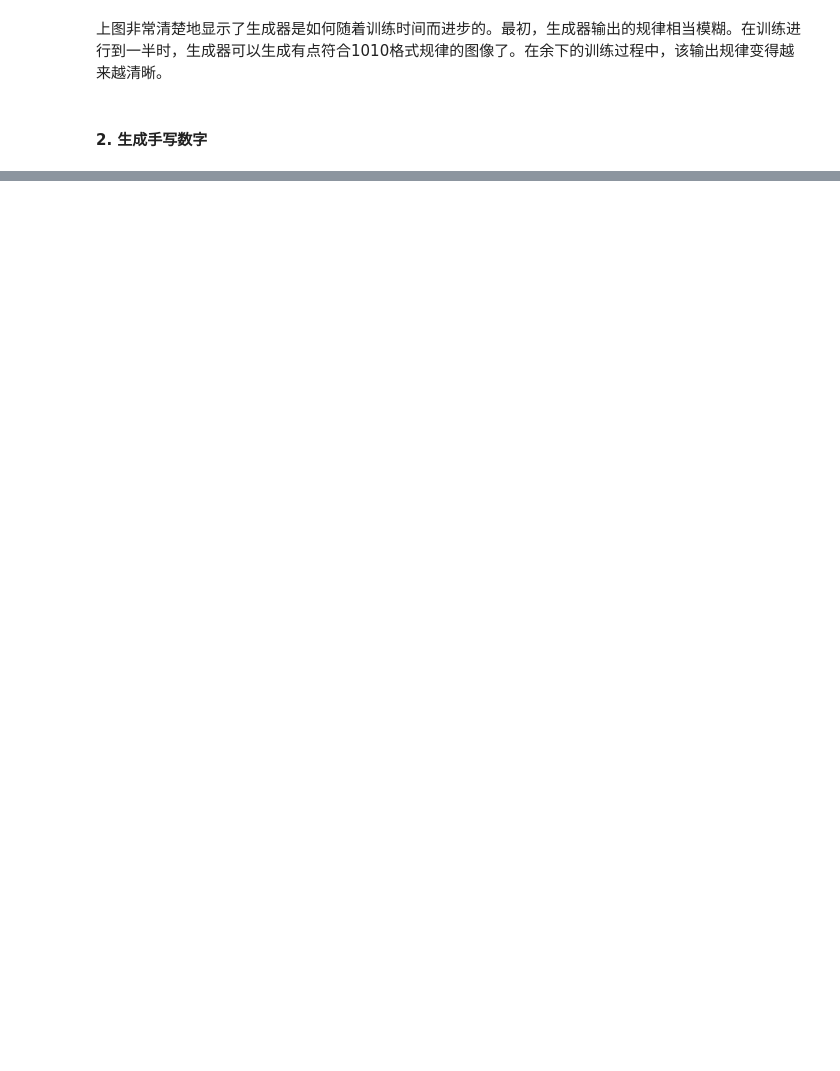
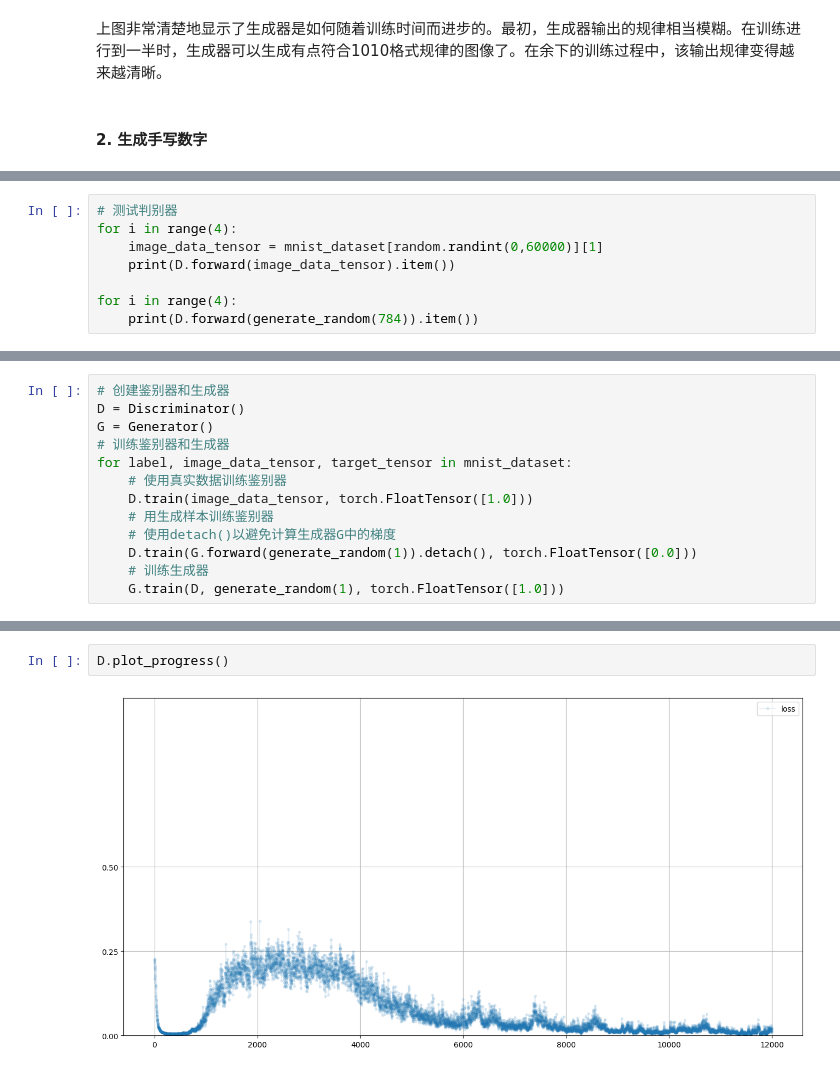
Before and after one commit to Tanghao755/PyTorch_Generative_Adversarial_Network, a Jupyter notebook: Pytorch_GAN.ipynb, the cells around one changed output, grey strips where cells are left out. Cells and saved outputs as stored; diff of their text form; blank space fills up the shorter version.

```diff
--- a/Pytorch_GAN.ipynb
+++ b/Pytorch_GAN.ipynb
@@ -298,0 +415,8 @@ cmap='Blues')
+# %%
+# 测试判别器
+for i in range(4):
+    image_data_tensor = mnist_dataset[random.randint(0,60000)][1]
+    print(D.forward(image_data_tensor).item())
+
+for i in range(4):
+    print(D.forward(generate_random(784)).item())
@@ -298,0 +494,13 @@ cmap='Blues')
+# %%
+# 创建鉴别器和生成器
+D = Discriminator()
+G = Generator()
+# 训练鉴别器和生成器
+for label, image_data_tensor, target_tensor in mnist_dataset:
+    # 使用真实数据训练鉴别器
+    D.train(image_data_tensor, torch.FloatTensor([1.0]))
+    # 用生成样本训练鉴别器
+    # 使用detach()以避免计算生成器G中的梯度
+    D.train(G.forward(generate_random(1)).detach(), torch.FloatTensor([0.0]))
+    # 训练生成器
+    G.train(D, generate_random(1), torch.FloatTensor([1.0]))
@@ -298,0 +525,4 @@ cmap='Blues')
+# %%
+D.plot_progress()
+# %% [output]
+[figure, added]
```
Also changed, not shown: parts of 19 cells of this notebook.
